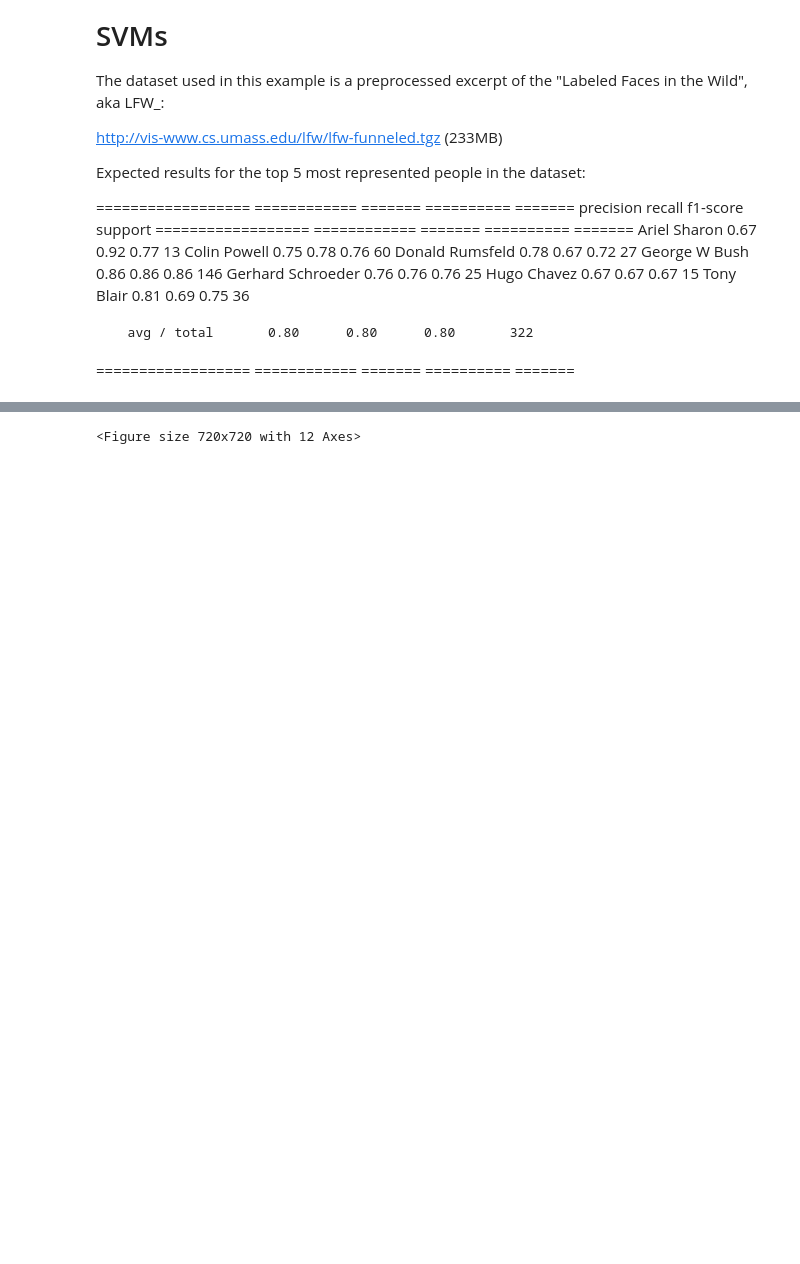
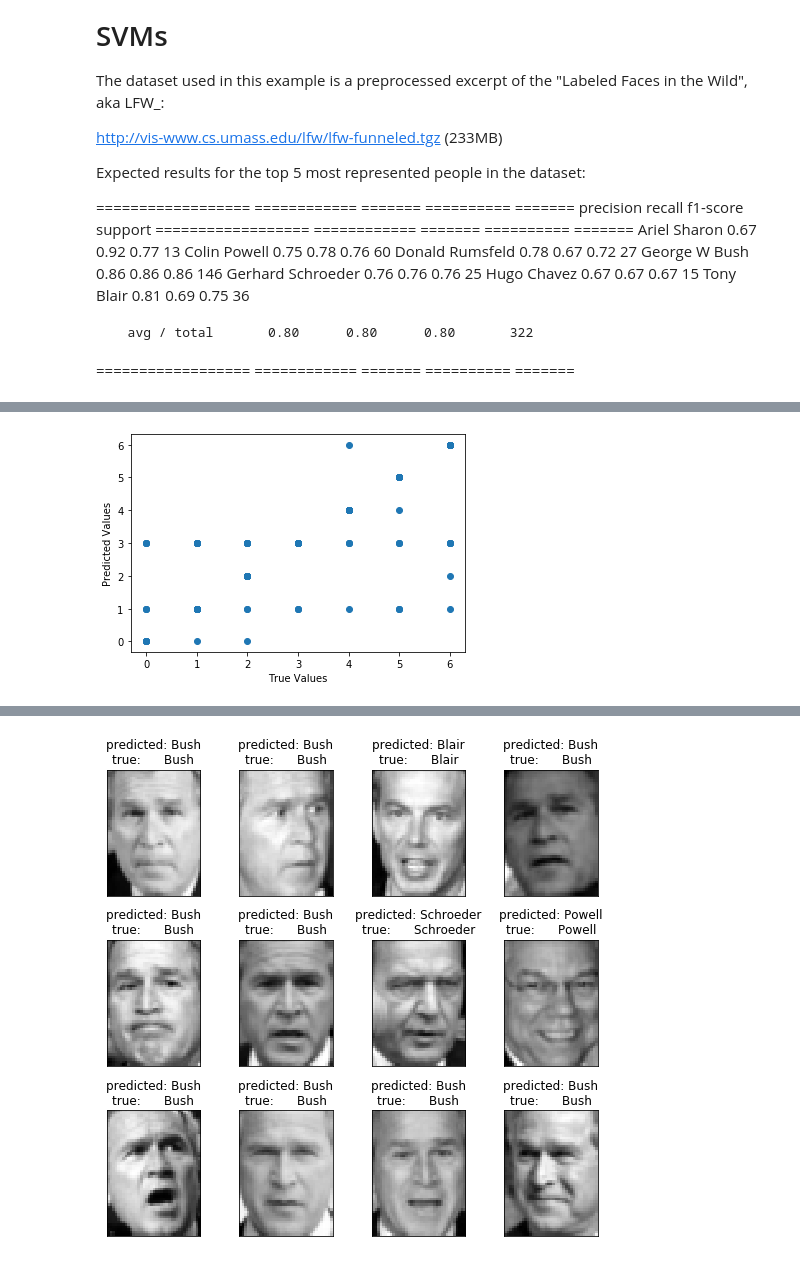
Before and after one commit to jandog8990/Computer-Vision-CNN, a Jupyter notebook: jupyter/plot_face_recognition.ipynb, the cells around one changed output, grey strips where cells are left out. Drawn from its saved outputs; the diff is of its cells as text; code cells hidden in the pictures; blank space fills up the shorter version.

```diff
--- a/jupyter/plot_face_recognition.ipynb
+++ b/jupyter/plot_face_recognition.ipynb
@@ -65,9 +65,13 @@ target_names = lfw_people.target_names
 n_classes = target_names.shape[0]
 
 print("Total dataset size:")
+print("X shape: %s" % str(X.shape))
+print("y shape: %s" % str(y.shape))
+print("Height: %d, Width: %d" % (h, w))
 print("n_samples: %d" % n_samples)
 print("n_features: %d" % n_features)
 print("n_classes: %d" % n_classes)
+print("\n")
 
 
 # #############################################################################
@@ -76,7 +80,12 @@ print("n_classes: %d" % n_classes)
 # split into a training and testing set
 X_train, X_test, y_train, y_test = train_test_split(
     X, y, test_size=0.25, random_state=42)
-
+print("Train/Test Split:")
+print("X_train shape: %s" % str(X_train.shape))
+print("y_train shape: %s" % str(y_train.shape))
+print("X_test shape: %s" % str(X_test.shape))
+print("y_test shape: %s" % str(y_test.shape))
+print("\n")
 
 # #############################################################################
 # Compute a PCA (eigenfaces) on the face dataset (treated as unlabeled
@@ -89,14 +98,28 @@ t0 = time()
 pca = PCA(n_components=n_components, svd_solver='randomized',
           whiten=True).fit(X_train)
 print("done in %0.3fs" % (time() - t0))
+print("\n")
 
+print("PCA Components Shape (flattened): %s" % str(pca.components_.shape))
 eigenfaces = pca.components_.reshape((n_components, h, w))
+print("Eigenfaces reshape HxW: %s" % str(eigenfaces.shape))
+print("\n")
+
+# pca.fit(X)
+# x_pca = pca.transform(X)
+# print("X PCA shape = " + str(x_pca.shape))
+# print("\n")
+
+
 
 print("Projecting the input data on the eigenfaces orthonormal basis")
 t0 = time()
 X_train_pca = pca.transform(X_train)
 X_test_pca = pca.transform(X_test)
 print("done in %0.3fs" % (time() - t0))
+print("X_train PCA (reduction): %s" % str(X_train_pca.shape))
+print("X_test PCA (reduction): %s" % str(X_test_pca.shape))
+print("\n")
 
 
 # #############################################################################
@@ -110,8 +133,20 @@ clf = GridSearchCV(SVC(kernel='rbf', class_weight='balanced'),
                    param_grid, cv=5, iid=False)
 clf = clf.fit(X_train_pca, y_train)
 print("done in %0.3fs" % (time() - t0))
+print("Grid Search CV Results Keys:")
+print(sorted(clf.cv_results_.keys()))
+print("Best params = %s" % str(clf.best_params_))
+print("\n")
+
 print("Best estimator found by grid search:")
 print(clf.best_estimator_)
+print("\n")
+
+test0key = 'split1_test_score'
+
+print("CV Results Split 1 Test:")
+print(clf.cv_results_[test0key])
+print("\n")
 
 
 # #############################################################################
@@ -121,10 +156,27 @@ print("Predicting people's names on the test set")
 t0 = time()
 y_pred = clf.predict(X_test_pca)
 print("done in %0.3fs" % (time() - t0))
+print("Y predict shape = " + str(y_pred.shape))
+print("\n")
 
+print("Test Score = %3.2f" % (clf.score(X_test_pca, y_test)))
+print("Train Score = %3.2f" % (clf.score(X_train_pca, y_train)))
+print("Best params = " + str(clf.best_params_))
+print("\n")
+
+# Plot the prediction output vs the y test output
+plt.scatter(y_test, y_pred)
+plt.xlabel("True Values")
+plt.ylabel("Predicted Values")
+plt.show()
+
+print("Classification Report:")
 print(classification_report(y_test, y_pred, target_names=target_names))
+print("\n")
+
+print("Confusion Matrix:")
 print(confusion_matrix(y_test, y_pred, labels=range(n_classes)))
-
+print("\n")
 
 # #############################################################################
 # Qualitative evaluation of the predictions using matplotlib
@@ -142,7 +194,6 @@ def plot_gallery(images, titles, h, w, n_row=3, n_col=4):
 
 
 # plot the result of the prediction on a portion of the test set
-
 def title(y_pred, y_test, target_names, i):
     pred_name = target_names[y_pred[i]].rsplit(' ', 1)[-1]
     true_name = target_names[y_test[i]].rsplit(' ', 1)[-1]
@@ -153,12 +204,12 @@ prediction_titles = [title(y_pred, y_test, target_names, i)
 
 plot_gallery(X_test, prediction_titles, h, w)
 
-# plot the gallery of the most significative eigenfaces
+# # plot the gallery of the most significative eigenfaces
 
-eigenface_titles = ["eigenface %d" % i for i in range(eigenfaces.shape[0])]
-plot_gallery(eigenfaces, eigenface_titles, h, w)
+# eigenface_titles = ["eigenface %d" % i for i in range(eigenfaces.shape[0])]
+# plot_gallery(eigenfaces, eigenface_titles, h, w)
 
-plt.show()
+# plt.show()
 # %% [output]
 Automatically created module for IPython interactive environment
 Total dataset size:
@@ -179,0 +231 @@ Best estimator found by grid search:
+[figure, added]
@@ -181 +249 @@ Best estimator found by grid search:
-<Figure size 720x720 with 12 Axes>
+[figure, added]
```
Also changed, not shown: parts of 1 cell of this notebook, 6 other files.
